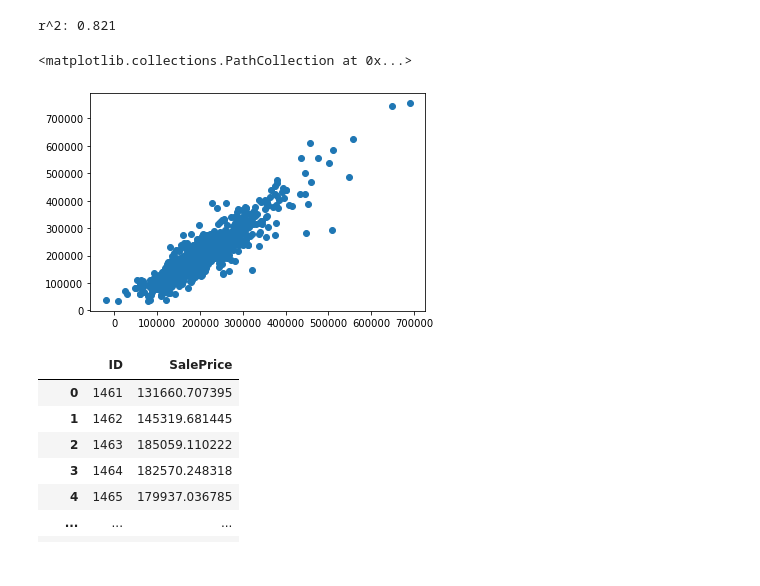
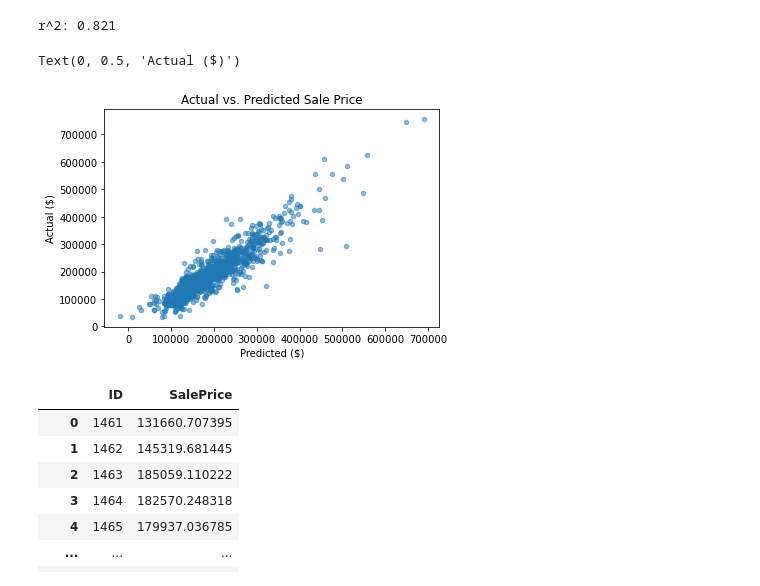
Before and after one commit to jflaher4/FA21_Exponent_Project, a Jupyter notebook: LinearRegression/PolyRegModel.ipynb, the cells around one changed output. Drawn from its saved outputs; the diff is of its cells as text; code cells hidden in the pictures.

```diff
--- a/LinearRegression/PolyRegModel.ipynb
+++ b/LinearRegression/PolyRegModel.ipynb
@@ -67,10 +67,13 @@ print("r^2: %.3f" % r2_score(reg.predict(x_),y))
 # %% [output]
 r^2: 0.821
 # %%
-plt.scatter(reg.predict(x_),y)
+plt.scatter(reg.predict(x_),y,alpha=0.5,s=20)
+plt.title('Actual vs. Predicted Sale Price')
+plt.xlabel('Predicted ($)')
+plt.ylabel('Actual ($)')
 # %% [output]
-<matplotlib.collections.PathCollection at 0x...>
+Text(0, 0.5, 'Actual ($)')
-[figure, old version]
+[figure, new version]
 # %%
 test['TotalSF'] = test['GrLivArea'] + test['TotalBsmtSF']
 #x = test[['TotalSF','GarageArea']]
```
Also changed, not shown: parts of 11 cells of this notebook, 1 other file.
